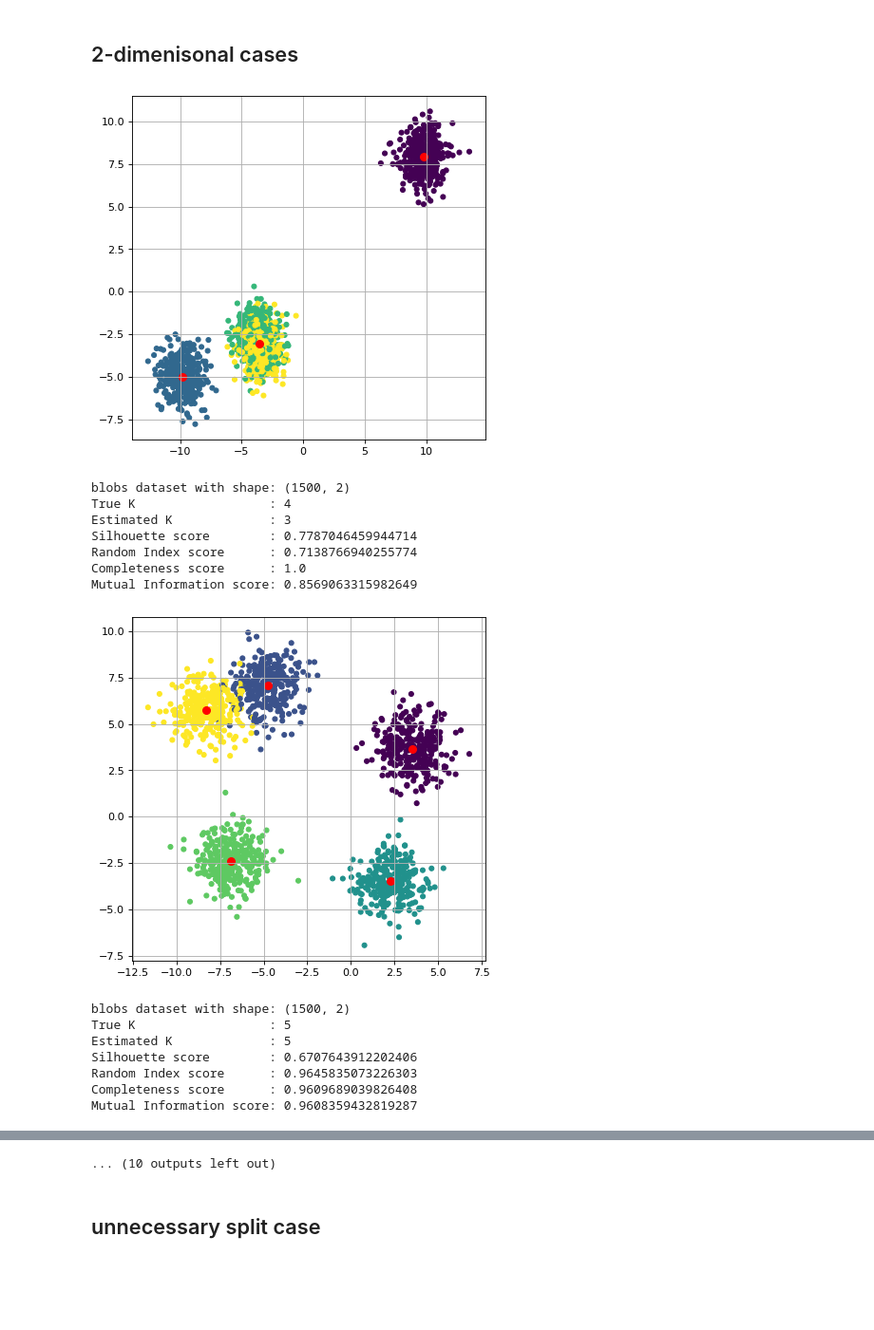
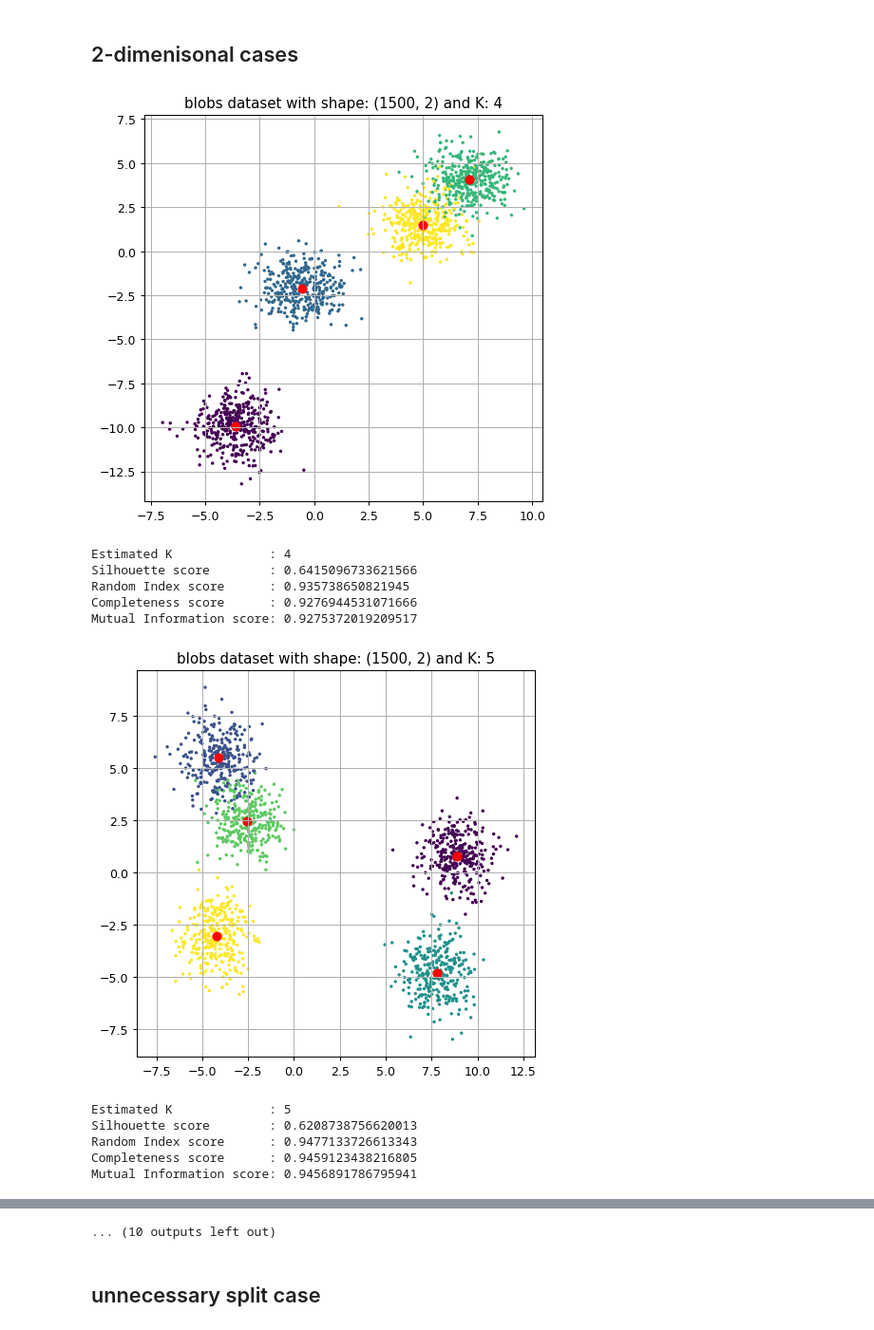
Before and after one commit to Albert-Z-Guo/X-means, a Jupyter notebook: tests.ipynb, the cells around one changed output, grey strips where cells are left out. Shown at 95% size. Cells and saved outputs as stored; diff of their text form; code cells hidden in the pictures; blank space fills up the shorter version.

```diff
--- a/tests.ipynb
+++ b/tests.ipynb
@@ -8,43 +8,38 @@ from xmeans import XMeans
 %load_ext autoreload
 %autoreload 2
 # %%
-def visualize(data, labels, model):
-    fig = plt.figure(figsize=(6,6), dpi=80)
-    plt.scatter(data[:, 0], data[:, 1], s=20, c=labels, cmap='viridis')
+def visualize_and_evaluate(dataset_name, data, labels, num_centers, model):
+    fig = plt.figure(figsize=(6,6), dpi=90)
+    plt.scatter(data[:, 0], data[:, 1], s=3, c=labels, cmap='viridis')
     plt.scatter(model.centroids[:, 0], model.centroids[:, 1], s=50, c='red')
+    plt.title(f'{dataset_name} with shape: {data.shape} and K: {num_centers}')
     plt.grid()
     plt.show()
+
+    # reference: https://scikit-learn.org/stable/modules/classes.html#module-sklearn.metrics
+    print(f'Estimated K             : {model.K}')
+    print(f'Silhouette score        : {metrics.silhouette_score(data, model.labels)}')
+    print(f'Random Index score      : {metrics.adjusted_rand_score(labels, model.labels)}')
+    print(f'Completeness score      : {metrics.completeness_score(labels, model.labels)}')
+    print(f'Mutual Information score: {metrics.adjusted_mutual_info_score(labels, model.labels)}')
 # %% [markdown]
 ## 2-dimenisonal cases
 # %%
 # blob datasets
 for num_centers in range(4, 15):
     data, labels = datasets.make_blobs(n_samples=1500, centers=num_centers, n_features=2, cluster_std=1)
     model = XMeans(K_max=20, identical_spherical_normal_distributions=False).fit(data)
-    visualize(data, labels, model)
-
-    # reference: https://scikit-learn.org/stable/modules/classes.html#module-sklearn.metrics
-    print(f'blobs dataset with shape: {data.shape}')
-    print(f'True K                  : {num_centers}')
-    print(f'Estimated K             : {model.K}')
-    print(f'Silhouette score        : {metrics.silhouette_score(data, model.labels)}')
-    print(f'Random Index score      : {metrics.adjusted_rand_score(labels, model.labels)}')
-    print(f'Completeness score      : {metrics.completeness_score(labels, model.labels)}')
-    print(f'Mutual Information score: {metrics.adjusted_mutual_info_score(labels, model.labels)}')
+    visualize_and_evaluate('blobs dataset', data, labels, num_centers, model)
 # %% [output]
-[figure, old version]
+[figure, new version]
-blobs dataset with shape: (1500, 2)
-True K                  : 4
-Estimated K             : 3
-Silhouette score        : 0.7787046459944714
-Random Index score      : 0.7138766940255774
-Completeness score      : 1.0
-Mutual Information score: 0.8569063315982649
+Estimated K             : 4
+Silhouette score        : 0.6415096733621566
+Random Index score      : 0.935738650821945
+Completeness score      : 0.9276944531071666
+Mutual Information score: 0.9275372019209517
-[figure, old version]
+[figure, new version]
-blobs dataset with shape: (1500, 2)
-True K                  : 5
 Estimated K             : 5
-Silhouette score        : 0.6707643912202406
-Random Index score      : 0.9645835073226303
-Completeness score      : 0.9609689039826408
-Mutual Information score: 0.9608359432819287
+Silhouette score        : 0.6208738756620013
+Random Index score      : 0.9477133726613343
+Completeness score      : 0.9459123438216805
+Mutual Information score: 0.9456891786795941
```
Also changed, not shown: parts of 4 cells of this notebook, 1 other file.
